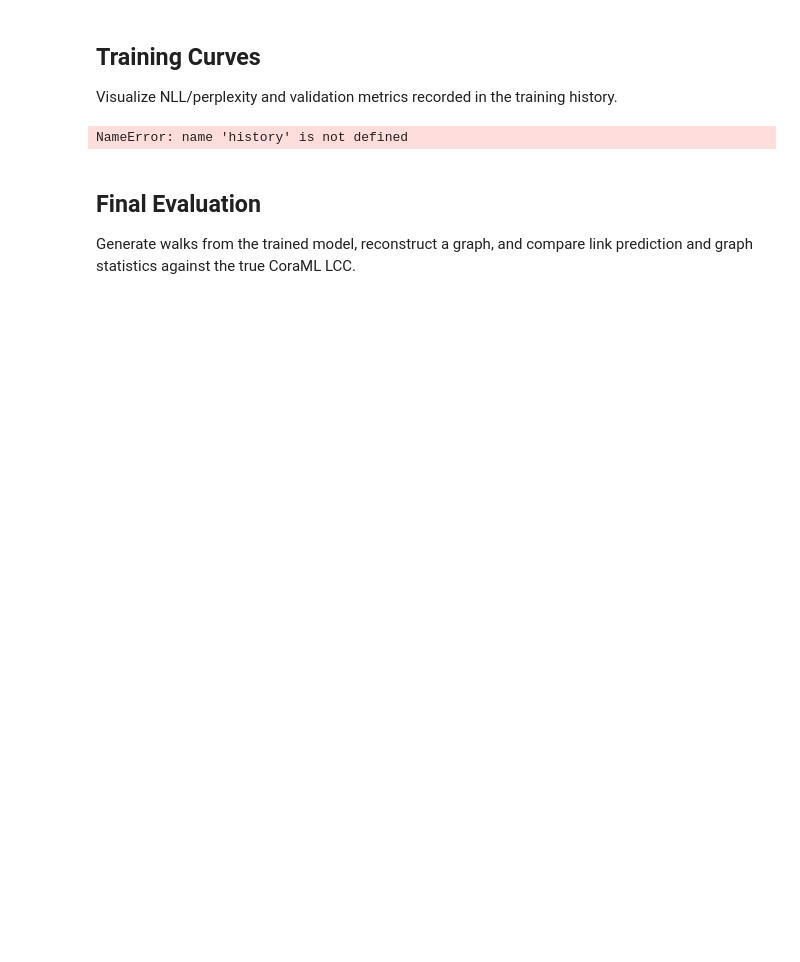
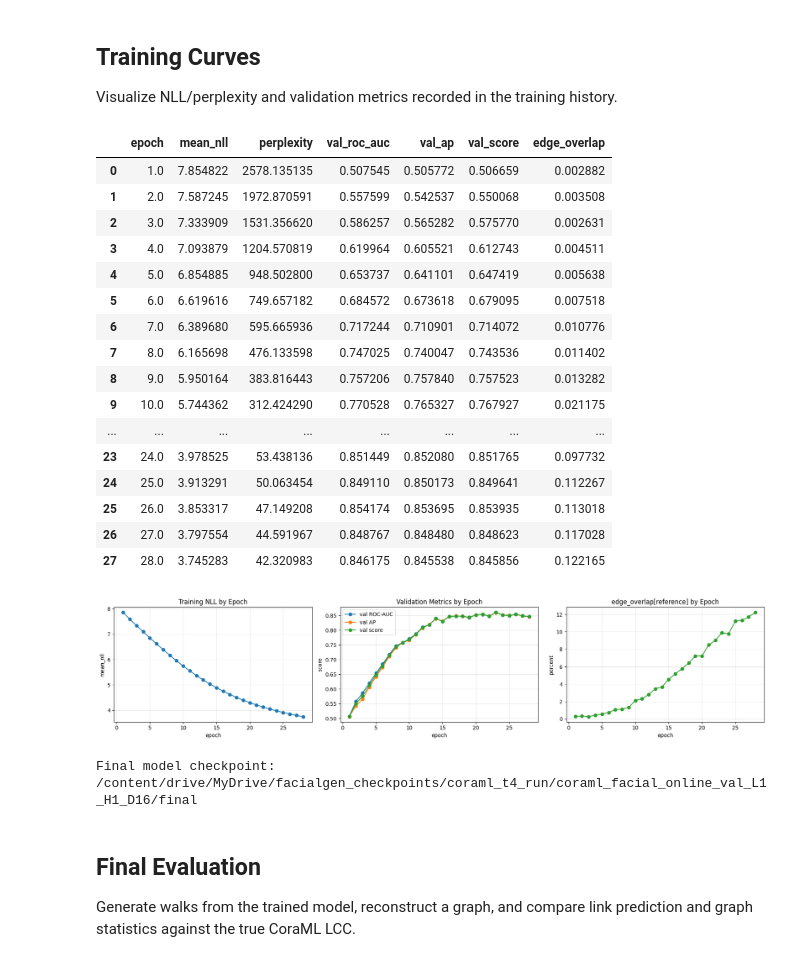
Before and after one commit to rbmuk/facialgen, a Jupyter notebook: coraml_experiment.ipynb, the cells around one changed output. Cells and saved outputs as stored; diff of their text form; code cells hidden in the pictures; blank space fills up the shorter version.

```diff
--- a/coraml_experiment.ipynb
+++ b/coraml_experiment.ipynb
@@ -592,8 +594,6 @@ generated darts from random sample:
 # Training
 
 Train from scratch or resume from the latest checkpoint, then keep the trained model in memory for downstream evaluation.
-# %%
-checkpoint_dir = None
 # %%
 if checkpoint_dir is None:
     model, eval_info, history = train_model(args)
@@ -664,30 +664,62 @@ Visualize NLL/perplexity and validation metrics recorded in the training history
 # %%
 history_df = pd.DataFrame(history)
 display(history_df)
 if not history_df.empty:
-    fig, axes = plt.subplots(1, 2, figsize=(12, 4))
+    has_edge_overlap = 'edge_overlap' in history_df.columns
+    ncols = 3 if has_edge_overlap else 2
+    fig, axes = plt.subplots(1, ncols, figsize=(6 * ncols, 4))
+    axes = np.atleast_1d(axes)
+
     axes[0].plot(history_df['epoch'], history_df['mean_nll'], marker='o', label='train NLL')
     axes[0].set_title('Training NLL by Epoch')
     axes[0].set_xlabel('epoch')
     axes[0].set_ylabel('mean_nll')
     axes[0].grid(True, alpha=0.3)
+
     if 'val_roc_auc' in history_df.columns:
         axes[1].plot(history_df['epoch'], history_df['val_roc_auc'], marker='o', label='val ROC-AUC')
     if 'val_ap' in history_df.columns:
         axes[1].plot(history_df['epoch'], history_df['val_ap'], marker='o', label='val AP')
     if 'val_score' in history_df.columns:
         axes[1].plot(history_df['epoch'], history_df['val_score'], marker='o', label='val score')
     axes[1].set_title('Validation Metrics by Epoch')
     axes[1].set_xlabel('epoch')
     axes[1].set_ylabel('score')
     axes[1].grid(True, alpha=0.3)
     axes[1].legend()
+
+    if has_edge_overlap:
+        overlap_label = f"edge_overlap[{getattr(args, 'edge_overlap_target', 'reference')}]"
+        axes[2].plot(history_df['epoch'], 100.0 * history_df['edge_overlap'], marker='o', color='tab:green')
+        axes[2].set_title(f'{overlap_label} by Epoch')
+        axes[2].set_xlabel('epoch')
+        axes[2].set_ylabel('percent')
+        axes[2].grid(True, alpha=0.3)
+
     plt.tight_layout()
     plt.show()
 
 print('Final model checkpoint:', Path(args.save_dir) / 'final' if args.save_dir else 'not saved')
 # %% [output]
+|  | epoch | mean_nll | perplexity | val_roc_auc | val_ap | val_score | edge_overlap |
+| 0 | 1.0 | 7.854822 | 2578.135135 | 0.507545 | 0.505772 | 0.506659 | 0.002882 |
+| 1 | 2.0 | 7.587245 | 1972.870591 | 0.557599 | 0.542537 | 0.550068 | 0.003508 |
+| 2 | 3.0 | 7.333909 | 1531.356620 | 0.586257 | 0.565282 | 0.575770 | 0.002631 |
+| 3 | 4.0 | 7.093879 | 1204.570819 | 0.619964 | 0.605521 | 0.612743 | 0.004511 |
+| 4 | 5.0 | 6.854885 | 948.502800 | 0.653737 | 0.641101 | 0.647419 | 0.005638 |
+| 5 | 6.0 | 6.619616 | 749.657182 | 0.684572 | 0.673618 | 0.679095 | 0.007518 |
+| 6 | 7.0 | 6.389680 | 595.665936 | 0.717244 | 0.710901 | 0.714072 | 0.010776 |
+| 7 | 8.0 | 6.165698 | 476.133598 | 0.747025 | 0.740047 | 0.743536 | 0.011402 |
+| 8 | 9.0 | 5.950164 | 383.816443 | 0.757206 | 0.757840 | 0.757523 | 0.013282 |
+| 9 | 10.0 | 5.744362 | 312.424290 | 0.770528 | 0.765327 | 0.767927 | 0.021175 |
+| ... | ... | ... | ... | ... | ... | ... | ... |
+| 23 | 24.0 | 3.978525 | 53.438136 | 0.851449 | 0.852080 | 0.851765 | 0.097732 |
+| 24 | 25.0 | 3.913291 | 50.063454 | 0.849110 | 0.850173 | 0.849641 | 0.112267 |
+| 25 | 26.0 | 3.853317 | 47.149208 | 0.854174 | 0.853695 | 0.853935 | 0.113018 |
+| 26 | 27.0 | 3.797554 | 44.591967 | 0.848767 | 0.848480 | 0.848623 | 0.117028 |
+| 27 | 28.0 | 3.745283 | 42.320983 | 0.846175 | 0.845538 | 0.845856 | 0.122165 |
+[figure, added]
-NameError: name 'history' is not defined
+Final model checkpoint: /content/drive/MyDrive/facialgen_checkpoints/coraml_t4_run/coraml_facial_online_val_L1_H1_D16/final
 # %% [markdown]
 ## Final Evaluation
 
```
Also changed, not shown: parts of 9 cells of this notebook, 1 other file.
